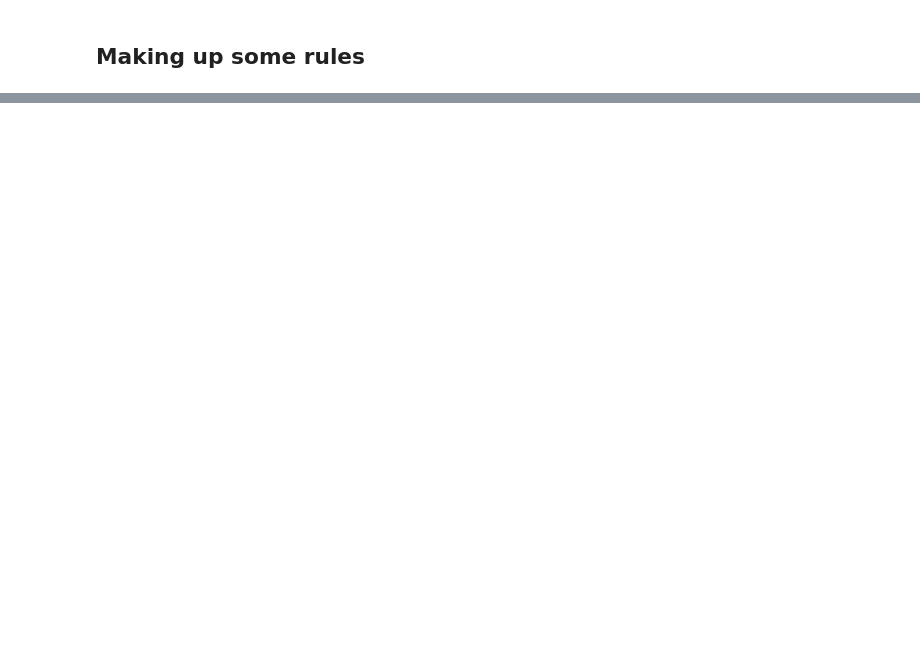
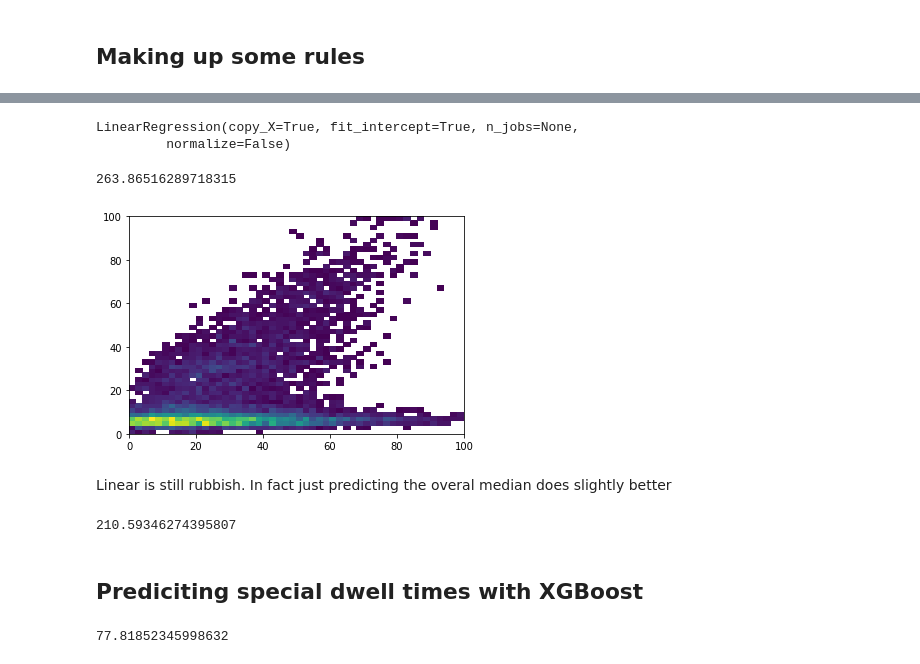
Before and after one commit to gingertom/buses, a Jupyter notebook: Data Exploration/Rules for predicting dwell times.ipynb, the cells around one changed output, grey strips where cells are left out. Saved outputs shown, nothing was run; the diff lists cells and outputs as text; code cells hidden in the pictures; blank space fills up the shorter version.

Commit message:
Updated with more commentary and more experiments. It turns out that a low mape doesn't always make good long term predictions...

```diff
--- a/Data Exploration/Rules for predicting dwell times.ipynb
+++ b/Data Exploration/Rules for predicting dwell times.ipynb
@@ -313,2 +477,0 @@ se['median_prev_dwell_by_segment_code_and_hour_and_daytype'] = se['median_prev_d
-# %%
-se = se.drop(columns=['median_prev_dwell_by_segment_code_and_hour_and_daytype_y', 'median_prev_dwell_by_segment_code_and_hour_and_daytype_x'])
@@ -314,0 +480,24 @@ se = se.drop(columns=['median_prev_dwell_by_segment_code_and_hour_and_daytype_y'
+# %%
+# Remove most of the features and then put back a few we want
+
+for_xg = exclude_columns_containing(se, ["id",
+                                         "date",
+                                         "stopCode",
+                                         "aimed",
+                                         "actual",
+                                         "workid",
+                                         "patternId",
+                                         "publicName",
+                                         "segment_code",
+                                         "segment_name",
+                                         "arrival_5mins",
+                                         "full_duration",
+                                         "segment_duration",
+                                         "dwell",
+                                         "self_offset"])
+
+for_xg['median_durations_by_segment_code_and_hour_and_day'] = se['median_durations_by_segment_code_and_hour_and_day']
+
+for_xg['median_prev_dwell_by_segment_code_and_hour_and_daytype'] = se['median_prev_dwell_by_segment_code_and_hour_and_daytype']
+
+for_xg['median_full_durations_by_segment_code_and_hour_and_day'] = se['median_full_durations_by_segment_code_and_hour_and_day']
@@ -314,0 +529,25 @@ se = se.drop(columns=['median_prev_dwell_by_segment_code_and_hour_and_daytype_y'
+# %%
+reg = LinearRegression()
+
+reg.fit(for_xg[for_xg['train'] & (se['prev_dwell_type_normal'] == False)], se.loc[(se['prev_dwell_type_normal'] == False) & se['train'], 'dwell_duration_prev'])
+# %% [output]
+LinearRegression(copy_X=True, fit_intercept=True, n_jobs=None,
+         normalize=False)
+# %%
+lin_reg_results = reg.predict(for_xg[se['test'] & (se['prev_dwell_type_normal'] == False)])
+
+MAPE(lin_reg_results, se.loc[(se['prev_dwell_type_normal'] == False) & se['test'], 'dwell_duration_prev'])
+# %% [output]
+263.86516289718315
+# %%
+plt.hist2d(lin_reg_results, se.loc[(se['prev_dwell_type_normal'] == False) & se['test'], 'dwell_duration_prev'], bins=[50,50], range=[[0,100],[0,100]], cmin=10);
+# %% [output]
+[figure, added]
+# %% [markdown]
+Linear is still rubbish. In fact just predicting the overal median does slightly better
+# %%
+MAPE([se.loc[(se['prev_dwell_type_normal'] == False) & se['train'], "dwell_duration_prev"].median()] * se.loc[(se['prev_dwell_type_normal'] == False) & se['test']].shape[0],se.loc[(se['prev_dwell_type_normal'] == False) & se['test'], 'dwell_duration_prev'])
+# %% [output]
+210.59346274395807
+# %% [markdown]
+## Prediciting special dwell times with XGBoost
@@ -314,0 +566,4 @@ se = se.drop(columns=['median_prev_dwell_by_segment_code_and_hour_and_daytype_y'
+# %%
+MAPE(xg_reg_results, se.loc[(se['prev_dwell_type_normal'] == False) & se['test'], 'dwell_duration_prev'])
+# %% [output]
+77.81852345998632
```
Also changed, not shown: parts of 82 cells of this notebook.
